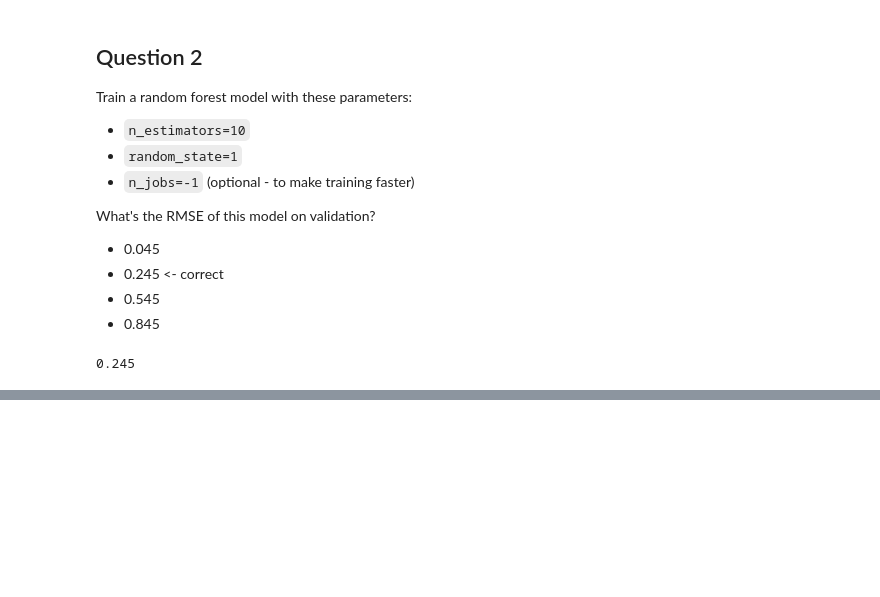
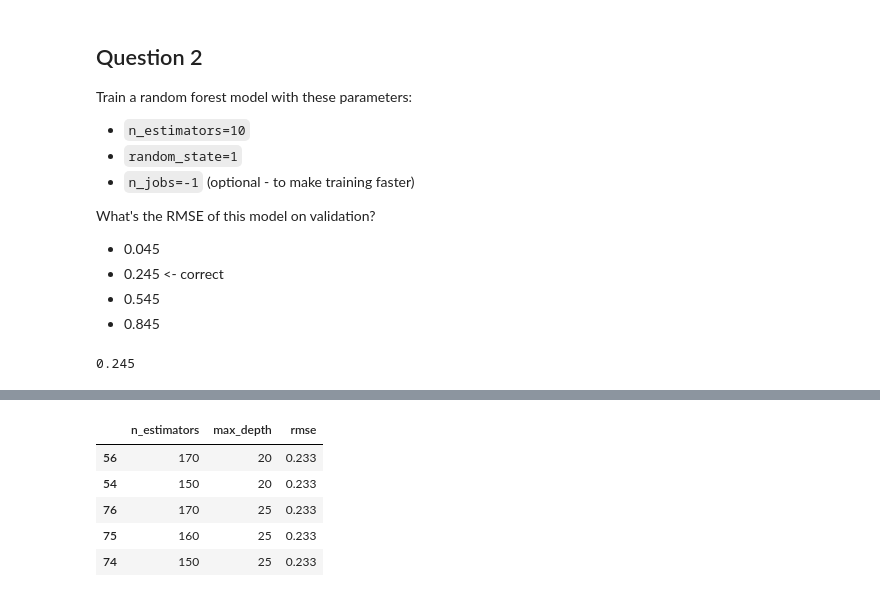
Before and after one commit to nadia-paz/ML-Zoomcamp, a Jupyter notebook: week6/homework.ipynb, the cells around one changed output, grey strips where cells are left out. Saved outputs shown, nothing was run; the diff lists cells and outputs as text; code cells hidden in the pictures; blank space fills up the shorter version.

```diff
--- a/week6/homework.ipynb
+++ b/week6/homework.ipynb
@@ -228,0 +285,9 @@ After which value of `n_estimators` does RMSE stop improving?
+# %%
+df_scores.sort_values(by='rmse').head()
+# %% [output]
+|  | n_estimators | max_depth | rmse |
+| 56 | 170 | 20 | 0.233 |
+| 54 | 150 | 20 | 0.233 |
+| 76 | 170 | 25 | 0.233 |
+| 75 | 160 | 25 | 0.233 |
+| 74 | 150 | 25 | 0.233 |
```
Also changed, not shown: parts of 20 cells of this notebook.
